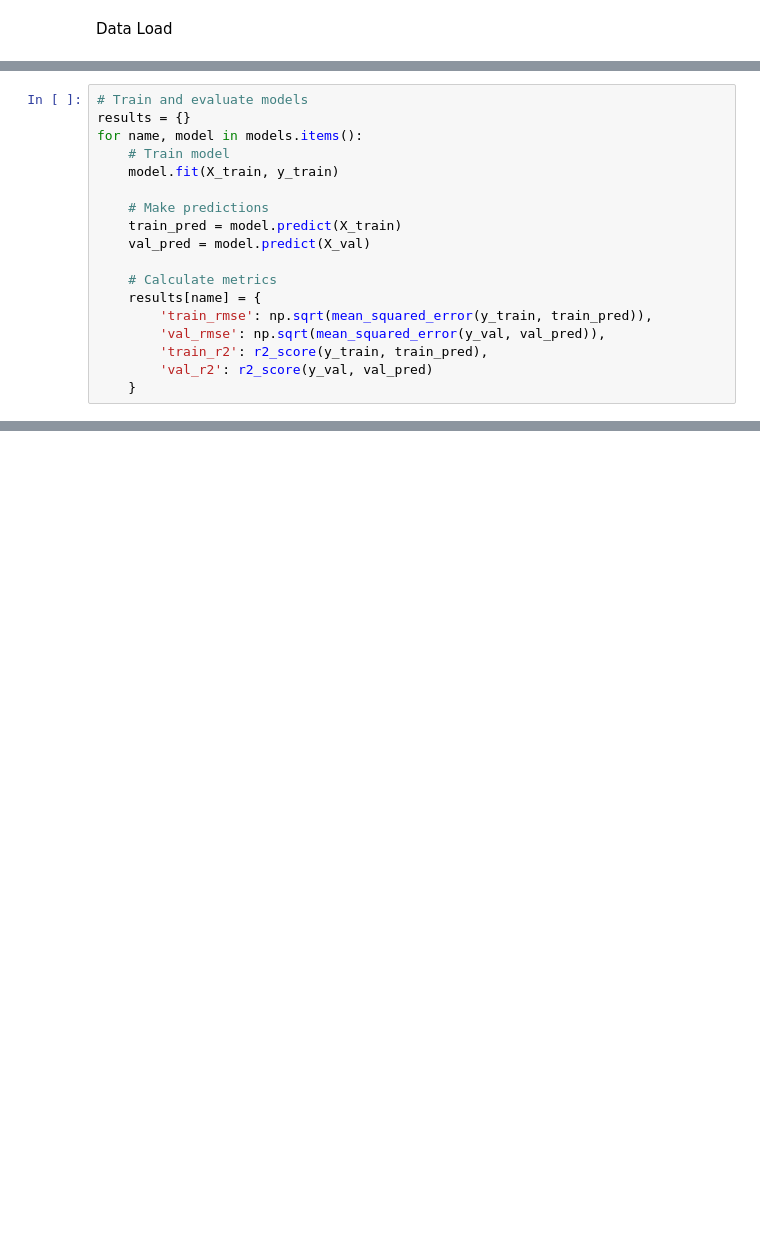
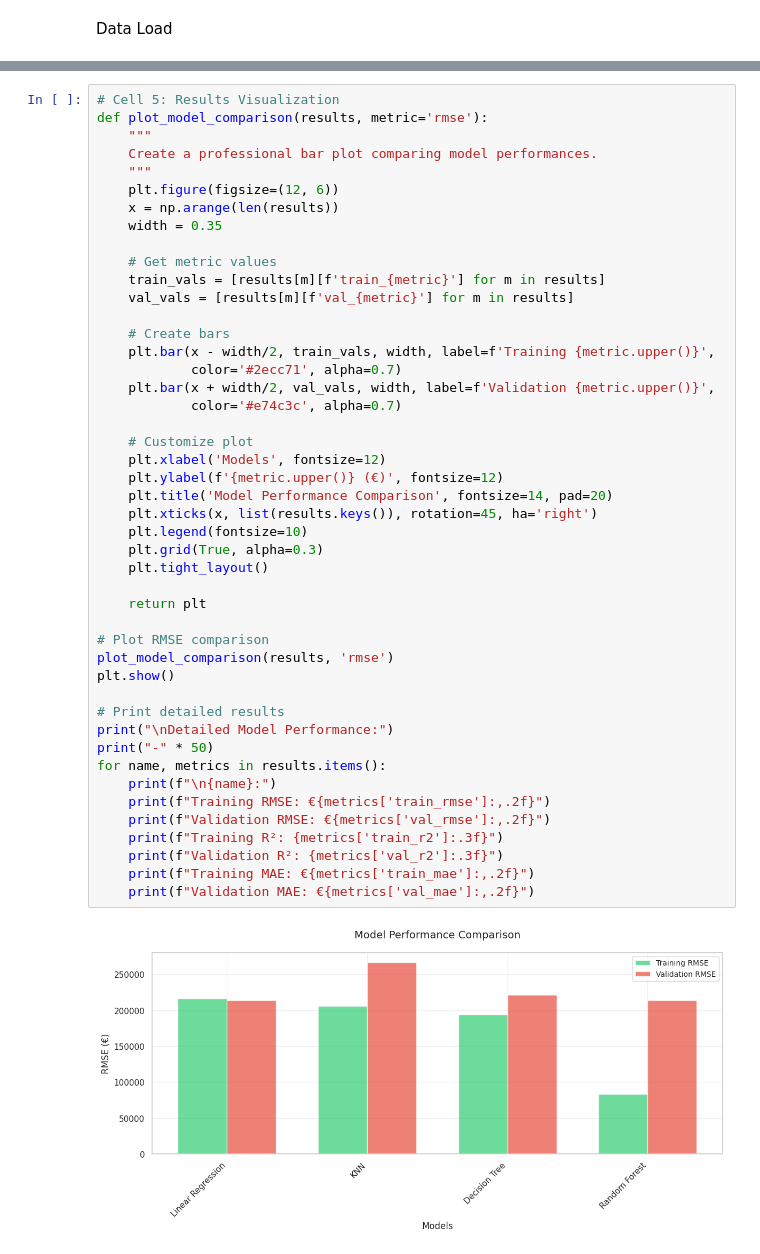
Before and after one commit to Jishdk/machinelearningproject_2024, a Jupyter notebook: notebooks/model.ipynb, the cells around one changed output, grey strips where cells are left out. Drawn from its saved outputs; the diff is of its cells as text; blank space fills up the shorter version.

```diff
--- a/notebooks/model.ipynb
+++ b/notebooks/model.ipynb
@@ -56,18 +105,0 @@ Random Forest best parameters: {'max_depth': 10, 'n_estimators': 100}
-# %%
-# Train and evaluate models
-results = {}
-for name, model in models.items():
-    # Train model
-    model.fit(X_train, y_train)
-
-    # Make predictions
-    train_pred = model.predict(X_train)
-    val_pred = model.predict(X_val)
-
-    # Calculate metrics
-    results[name] = {
-        'train_rmse': np.sqrt(mean_squared_error(y_train, train_pred)),
-        'val_rmse': np.sqrt(mean_squared_error(y_val, val_pred)),
-        'train_r2': r2_score(y_train, train_pred),
-        'val_r2': r2_score(y_val, val_pred)
-    }
@@ -116,0 +146,48 @@ Validation R²: 0.578
+# %%
+# Cell 5: Results Visualization
+def plot_model_comparison(results, metric='rmse'):
+    """
+    Create a professional bar plot comparing model performances.
+    """
+    plt.figure(figsize=(12, 6))
+    x = np.arange(len(results))
+    width = 0.35
+
+    # Get metric values
+    train_vals = [results[m][f'train_{metric}'] for m in results]
+    val_vals = [results[m][f'val_{metric}'] for m in results]
+
+    # Create bars
+    plt.bar(x - width/2, train_vals, width, label=f'Training {metric.upper()}',
+            color='#2ecc71', alpha=0.7)
+    plt.bar(x + width/2, val_vals, width, label=f'Validation {metric.upper()}',
+            color='#e74c3c', alpha=0.7)
+
+    # Customize plot
+    plt.xlabel('Models', fontsize=12)
+    plt.ylabel(f'{metric.upper()} (€)', fontsize=12)
+    plt.title('Model Performance Comparison', fontsize=14, pad=20)
+    plt.xticks(x, list(results.keys()), rotation=45, ha='right')
+    plt.legend(fontsize=10)
+    plt.grid(True, alpha=0.3)
+    plt.tight_layout()
+
+    return plt
+
+# Plot RMSE comparison
+plot_model_comparison(results, 'rmse')
+plt.show()
+
+# Print detailed results
+print("\nDetailed Model Performance:")
+print("-" * 50)
+for name, metrics in results.items():
+    print(f"\n{name}:")
+    print(f"Training RMSE: €{metrics['train_rmse']:,.2f}")
+    print(f"Validation RMSE: €{metrics['val_rmse']:,.2f}")
+    print(f"Training R²: {metrics['train_r2']:.3f}")
+    print(f"Validation R²: {metrics['val_r2']:.3f}")
+    print(f"Training MAE: €{metrics['train_mae']:,.2f}")
+    print(f"Validation MAE: €{metrics['val_mae']:,.2f}")
+# %% [output]
+[figure, added]
```
Also changed, not shown: parts of 13 cells of this notebook, 2 other files.
